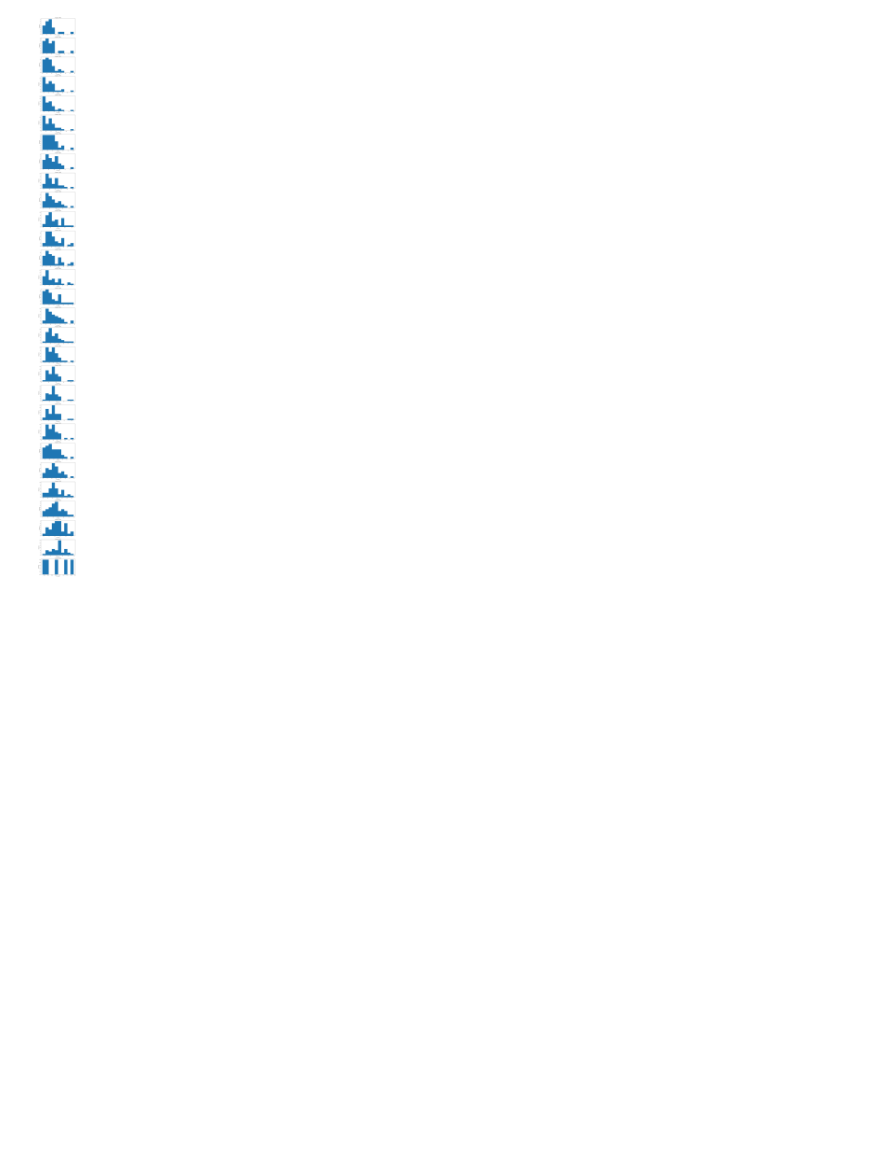
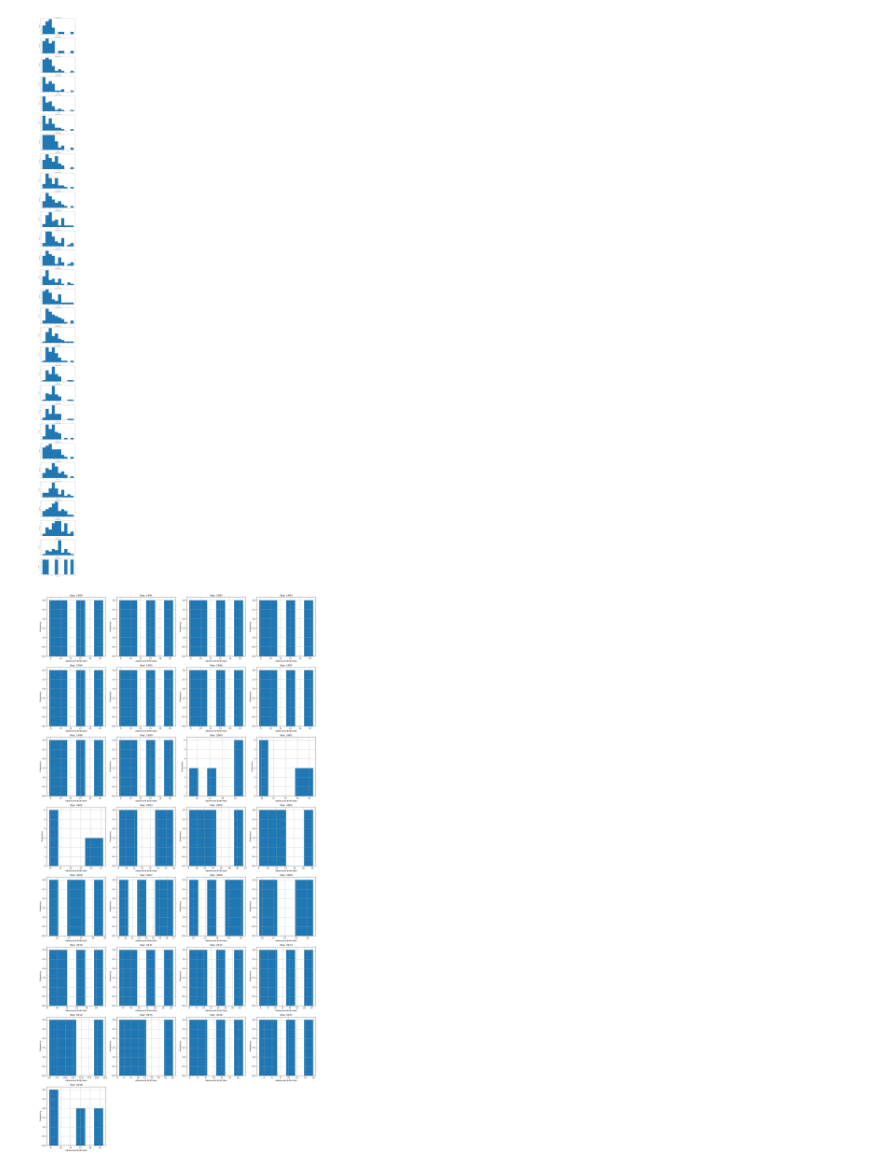
Before and after one commit to Viranya2006/DST-Python, a Jupyter notebook: 2026-07-04/test.ipynb, the cells around one changed output. Saved outputs shown, nothing was run; the diff lists cells and outputs as text; code cells hidden in the pictures; blank space fills up the shorter version.

Commit message:
fix: update execution counts and handle KeyError in Europe data analysis

```diff
--- a/2026-07-04/test.ipynb
+++ b/2026-07-04/test.ipynb
@@ -461,3 +461,28 @@ plt.tight_layout()
 plt.show()
 # %% [output]
 [figure]
+# %%
+Europe_DF = cleansed_DF[cleansed_DF['Country'].isin(['Albania','Norway','Poland','Spain'])]
+# %%
+years = sorted(Europe_DF['Year'].dropna().unique())  # Unique years sorted
+
+rows = math.ceil(len(years) / 4)
+cols = 4
+
+fig, axes = plt.subplots(rows, cols, figsize=(20, 5 * rows), squeeze=False)
+axes = axes.flatten()
+
+for i, year in enumerate(years):
+    subset = Europe_DF[Europe_DF['Year'] == year]
+    subset['Adolescent Birth Rate'].hist(ax=axes[i], bins=6)
+    axes[i].set_title(f'Year: {year}')
+    axes[i].set_xlabel('Adolescent Birth Rate')
+    axes[i].set_ylabel('Frequency')
+
+for j in range(len(years), len(axes)):
+    fig.delaxes(axes[j])
+
+plt.tight_layout()
+plt.show()
+# %% [output]
+[figure, added]
```
Also changed, not shown: parts of 1 cell of this notebook.
